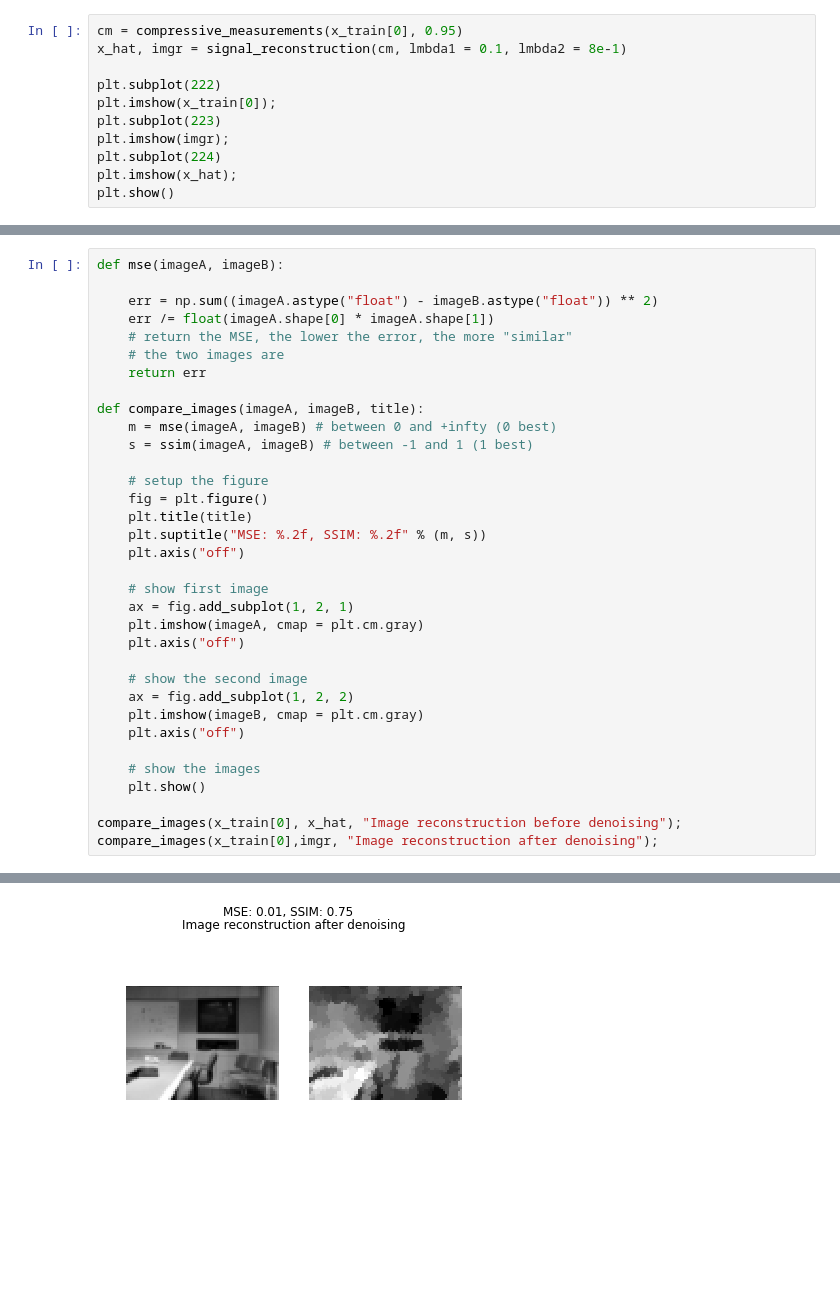
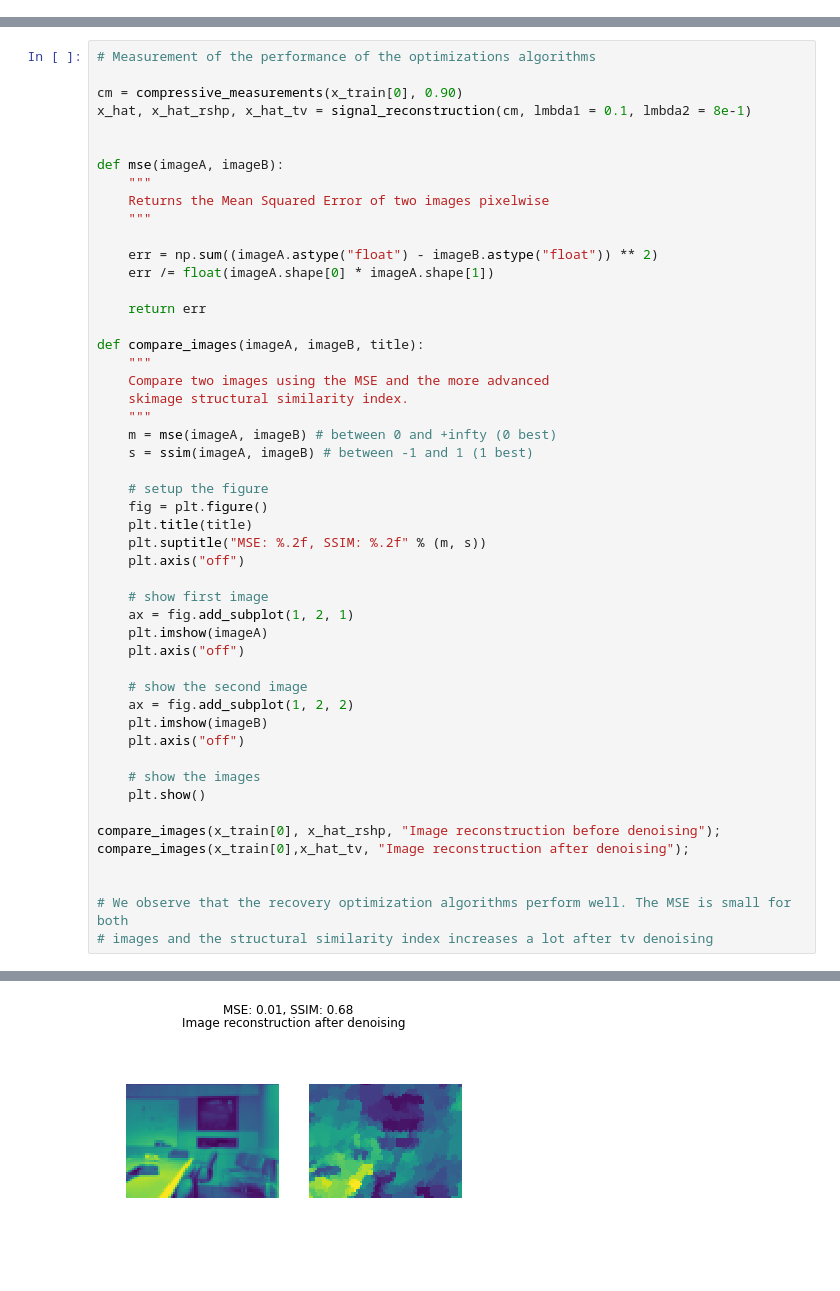
Before and after one commit to cdcsai/Background_Substraction_CS, a Jupyter notebook: background_substraction.ipynb, the cells around one changed output, grey strips where cells are left out. Drawn from its saved outputs; the diff is of its cells as text; blank space fills up the shorter version.

```diff
--- a/background_substraction.ipynb
+++ b/background_substraction.ipynb
@@ -126,11 +43,0 @@ def signal_reconstruction(cm, lmbda1 = 0.1, lmbda2 = 8e-1):
-# %%
-cm = compressive_measurements(x_train[0], 0.95)
-x_hat, imgr = signal_reconstruction(cm, lmbda1 = 0.1, lmbda2 = 8e-1)
-
-plt.subplot(222)
-plt.imshow(x_train[0]);
-plt.subplot(223)
-plt.imshow(imgr);
-plt.subplot(224)
-plt.imshow(x_hat);
-plt.show()
@@ -139,13 +135,25 @@ plt.show()
 # %%
+# Measurement of the performance of the optimizations algorithms
+
+cm = compressive_measurements(x_train[0], 0.90)
+x_hat, x_hat_rshp, x_hat_tv = signal_reconstruction(cm, lmbda1 = 0.1, lmbda2 = 8e-1)
+
+
 def mse(imageA, imageB):
+    """
+    Returns the Mean Squared Error of two images pixelwise
+    """
 
     err = np.sum((imageA.astype("float") - imageB.astype("float")) ** 2)
     err /= float(imageA.shape[0] * imageA.shape[1])
-    # return the MSE, the lower the error, the more "similar"
-    # the two images are
+
     return err
 
 def compare_images(imageA, imageB, title):
+    """
+    Compare two images using the MSE and the more advanced
+    skimage structural similarity index.
+    """
     m = mse(imageA, imageB) # between 0 and +infty (0 best)
     s = ssim(imageA, imageB) # between -1 and 1 (1 best)
 
@@ -157,17 +165,21 @@ def compare_images(imageA, imageB, title):
 
     # show first image
     ax = fig.add_subplot(1, 2, 1)
-    plt.imshow(imageA, cmap = plt.cm.gray)
+    plt.imshow(imageA)
     plt.axis("off")
 
     # show the second image
     ax = fig.add_subplot(1, 2, 2)
-    plt.imshow(imageB, cmap = plt.cm.gray)
+    plt.imshow(imageB)
     plt.axis("off")
 
     # show the images
     plt.show()
 
-compare_images(x_train[0], x_hat, "Image reconstruction before denoising");
-compare_images(x_train[0],imgr, "Image reconstruction after denoising");
+compare_images(x_train[0], x_hat_rshp, "Image reconstruction before denoising");
+compare_images(x_train[0],x_hat_tv, "Image reconstruction after denoising");
+
+
+# We observe that the recovery optimization algorithms perform well. The MSE is small for both
+# images and the structural similarity index increases a lot after tv denoising
 # %% [output]
@@ -175 +187 @@ compare_images(x_train[0],imgr, "Image reconstruction after denoising");
-[figure, old version]
+[figure, new version]
```
Also changed, not shown: parts of 8 cells of this notebook.
